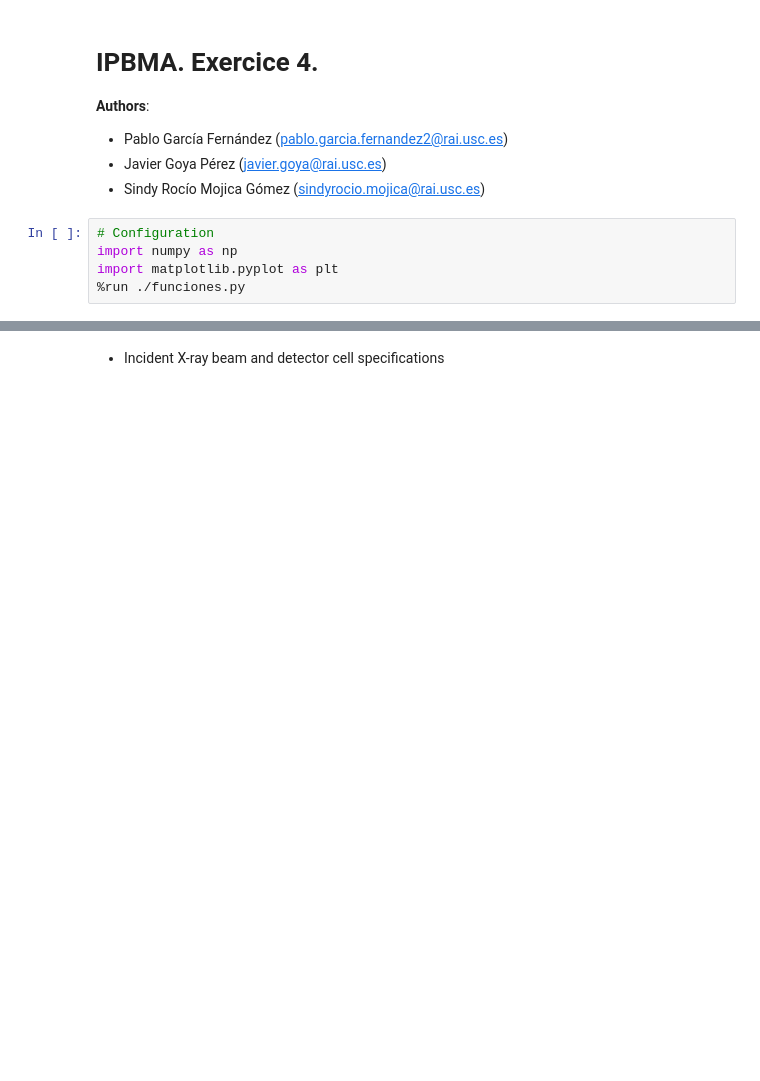
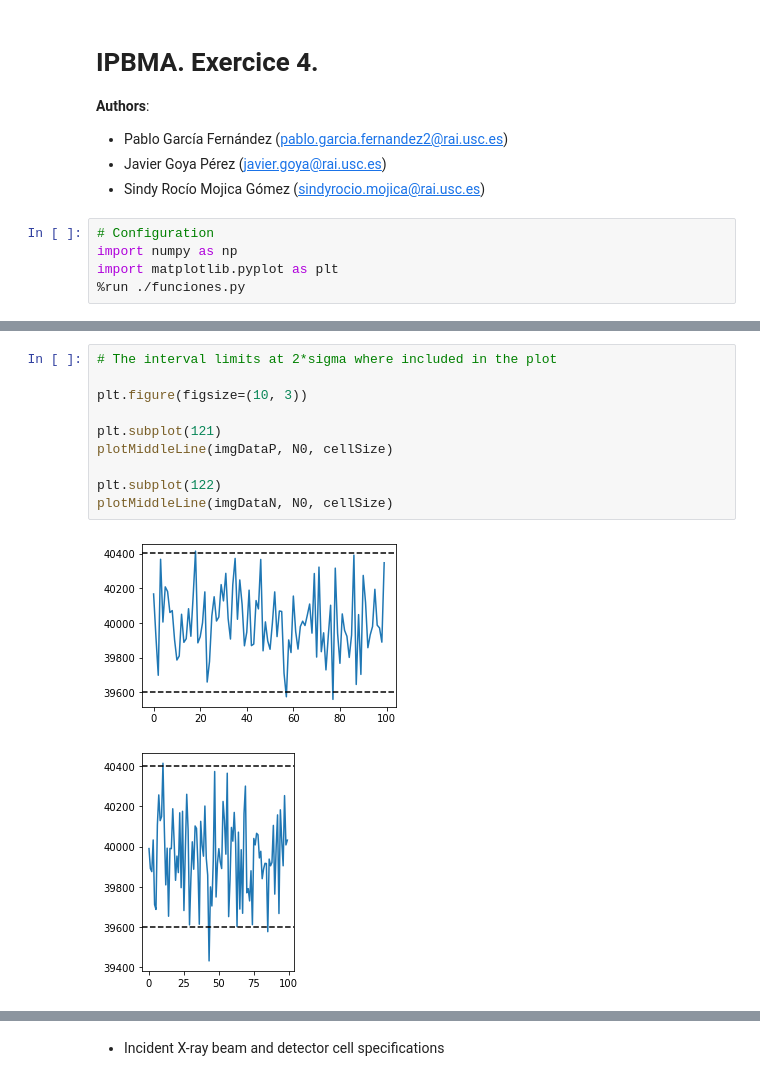
Before and after one commit to PAGF188/IBMA_Ejercicios, a Jupyter notebook: Ejercicio4/ejercicio4.ipynb, the cells around one changed output, grey strips where cells are left out. Cells and saved outputs as stored; diff of their text form; blank space fills up the shorter version.

```diff
--- a/Ejercicio4/ejercicio4.ipynb
+++ b/Ejercicio4/ejercicio4.ipynb
@@ -12,0 +40,13 @@ import matplotlib.pyplot as plt
+# %%
+# The interval limits at 2*sigma where included in the plot
+
+plt.figure(figsize=(10, 3))
+
+plt.subplot(121)
+plotMiddleLine(imgDataP, N0, cellSize)
+
+plt.subplot(122)
+plotMiddleLine(imgDataN, N0, cellSize)
+# %% [output]
+[figure, added]
+[figure, added]
```
Also changed, not shown: parts of 2 cells of this notebook, 1 other file.
